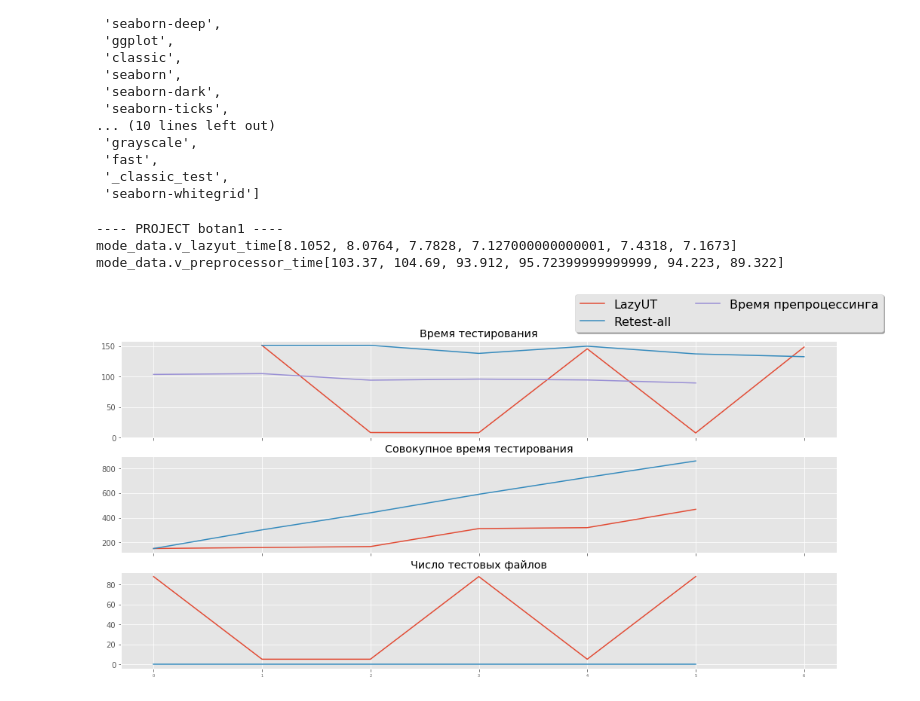
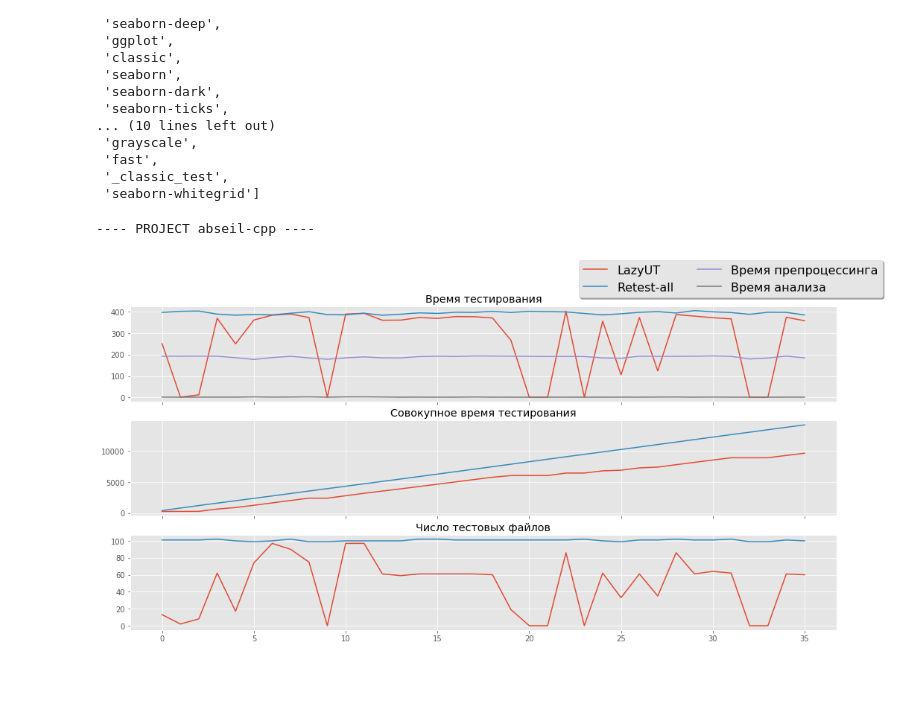
Before and after one commit to AstyCo/LazyUT_TEST, a Jupyter notebook: grapher.ipynb, the cells around one changed output. Drawn from its saved outputs; the diff is of its cells as text; code cells hidden in the pictures.

```diff
--- a/grapher.ipynb
+++ b/grapher.ipynb
@@ -32,7 +32,7 @@ def register(project_name):
     csv_path = os.path.join(os.path.expanduser('~'), 'Dropbox','shared','Python scripts', 'LazyUT_TEST', csv_name)
     csv[project_name] = pd.read_csv(csv_path)
 
-projects = ['botan1']
+projects = ['abseil-cpp']
 for p in projects:
     register(p)
 # %%
@@ -64,52 +64,52 @@ def make_mode_data(csv, mode):
         cum_time += test_time
         mode_data.v_testing_time.append(test_time)
         mode_data.v_cum_testing_time.append(cum_time)
         mode_data.v_num_test.append(data.FILES.max())
         mode_data.v_preprocessor_time.append(data.PREPROCESSOR.mean())
         mode_data.v_lazyut_time.append(data.ANALYSIS.mean())
     return mode_data
 
 def make_plots(csv):
     def modes_data(csv, modes):
         for mode_str in modes:
             yield make_mode_data(csv, mode_str)
 
     plt.figure(figsize=(17,8))
-    for mode_data in modes_data(csv, ['test-affected', 'test-all']):
-        ax1 = plt.subplot(3, 1, 1)
-        ax1.set_title('Время тестирования')
-        plt.plot(range(1, mode_data.size() + 1), mode_data.v_testing_time, label=mode_data.name())
+
+    affected_mode_data = make_mode_data(csv, 'test-affected')
+    all_mode_data = make_mode_data(csv, 'test-all')
+    v_mode_data = [affected_mode_data, all_mode_data]
+
+    ax1 = plt.subplot(3, 1, 1)
+    ax1.set_title('Время тестирования')
+    for mode_data in v_mode_data:
+        plt.plot(range(0, mode_data.size()), mode_data.v_testing_time, label=mode_data.name())
         plt.setp(ax1.get_xticklabels(), visible=False)
+    plt.plot(all_mode_data.v_preprocessor_time, label='Время препроцессинга')
+    plt.plot(affected_mode_data.v_lazyut_time, label='Время анализа')
+    plt.legend(loc='upper center', bbox_to_anchor=(0.85, 1.55), prop={'size': 16},
+        ncol=2, fancybox=True, shadow=True)
 
-        if mode_data.mode == 'test-all':
-            print('mode_data.v_preprocessor_time' + str(mode_data.v_preprocessor_time))
-            plt.plot(mode_data.v_preprocessor_time, label='Время препроцессинга')
-        elif mode_data.mode == 'test-affected':
-            print('mode_data.v_lazyut_time' + str(mode_data.v_lazyut_time))
-
-        plt.legend(loc='upper center', bbox_to_anchor=(0.85, 1.55), prop={'size': 16},
-          ncol=2, fancybox=True, shadow=True)
-
-        ax2 = plt.subplot(3, 1, 2, sharex = ax1)
-        ax2.set_title('Совокупное время тестирования')
+    ax2 = plt.subplot(3, 1, 2, sharex = ax1)
+    ax2.set_title('Совокупное время тестирования')
+    for mode_data in v_mode_data:
         plt.plot(mode_data.v_cum_testing_time, label=mode_data.mode)
         plt.setp(ax2.get_xticklabels(), visible=False)
 
-        ax3 = plt.subplot(3, 1, 3, sharex = ax1)
-        ax3.set_title('Число тестовых файлов')
+    ax3 = plt.subplot(3, 1, 3, sharex = ax1)
+    ax3.set_title('Число тестовых файлов')
+    for mode_data in v_mode_data:
         plt.plot(mode_data.v_num_test, label=mode_data.mode)
-        plt.setp(ax3.get_xticklabels(), fontsize=5)
+        plt.setp(ax3.get_xticklabels(), fontsize=10)
 
     plt.show()
     # number of test files
     # testing time
     # cumulative testing time
 
 for p in projects:
     print('---- PROJECT {} ----'.format(p))
     make_plots(csv[p])
 # %% [output]
----- PROJECT botan1 ----
-mode_data.v_lazyut_time[8.1052, 8.0764, 7.7828, 7.127000000000001, 7.4318, 7.1673]
-mode_data.v_preprocessor_time[103.37, 104.69, 93.912, 95.72399999999999, 94.223, 89.322]
+---- PROJECT abseil-cpp ----
-[figure, old version]
+[figure, new version]
```
Also changed, not shown: 1 other file.
